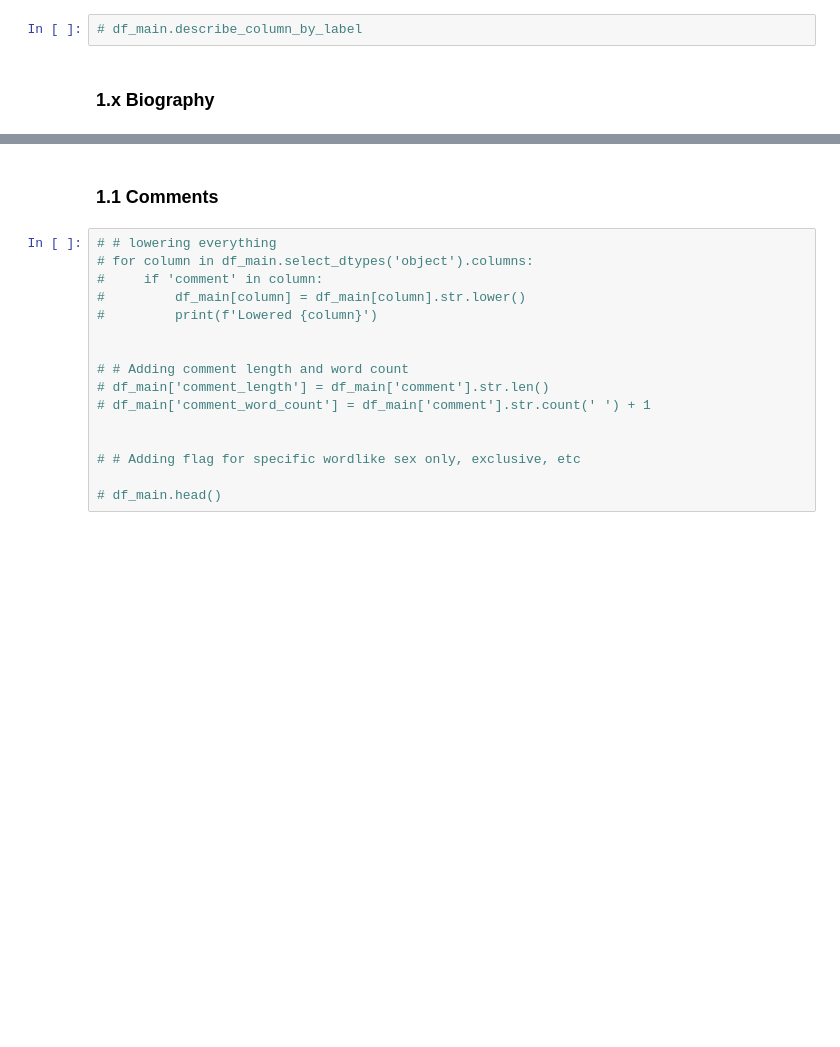
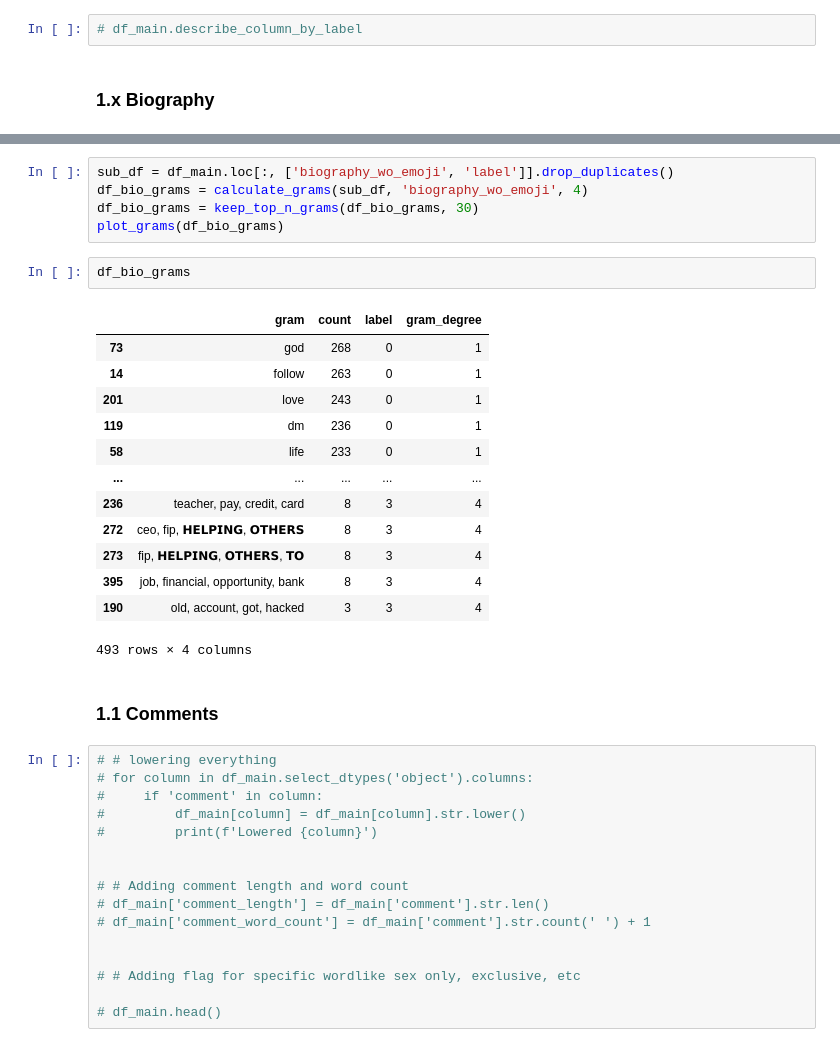
Before and after one commit to marclelamy/instagram_bot_classification, a Jupyter notebook: 4_data_exploration_feature_eng.ipynb, the cells around one changed output, grey strips where cells are left out. Saved outputs shown, nothing was run; the diff lists cells and outputs as text; blank space fills up the shorter version.

Commit message:
added grams charts and better structure outline for univariate

```diff
--- a/4_data_exploration_feature_eng.ipynb
+++ b/4_data_exploration_feature_eng.ipynb
@@ -598,3 +682,24 @@ for num in (0,1,3):
+# %%
+sub_df = df_main.loc[:, ['biography_wo_emoji', 'label']].drop_duplicates()
+df_bio_grams = calculate_grams(sub_df, 'biography_wo_emoji', 4)
+df_bio_grams = keep_top_n_grams(df_bio_grams, 30)
+plot_grams(df_bio_grams)
+# %%
+df_bio_grams
+# %% [output]
+|  | gram | count | label | gram_degree |
+| 73 | god | 268 | 0 | 1 |
+| 14 | follow | 263 | 0 | 1 |
+| 201 | love | 243 | 0 | 1 |
+| 119 | dm | 236 | 0 | 1 |
+| 58 | life | 233 | 0 | 1 |
+| ... | ... | ... | ... | ... |
+| 236 | teacher, pay, credit, card | 8 | 3 | 4 |
+| 272 | ceo, fip, 𝗛𝗘𝗟𝗣𝗜𝗡𝗚, 𝗢𝗧𝗛𝗘𝗥𝗦 | 8 | 3 | 4 |
+| 273 | fip, 𝗛𝗘𝗟𝗣𝗜𝗡𝗚, 𝗢𝗧𝗛𝗘𝗥𝗦, 𝗧𝗢 | 8 | 3 | 4 |
+| 395 | job, financial, opportunity, bank | 8 | 3 | 4 |
+| 190 | old, account, got, hacked | 3 | 3 | 4 |
+493 rows × 4 columns
 # %% [markdown]
 ### 1.1 Comments
 # %%
```
Also changed, not shown: parts of 32 cells of this notebook.
